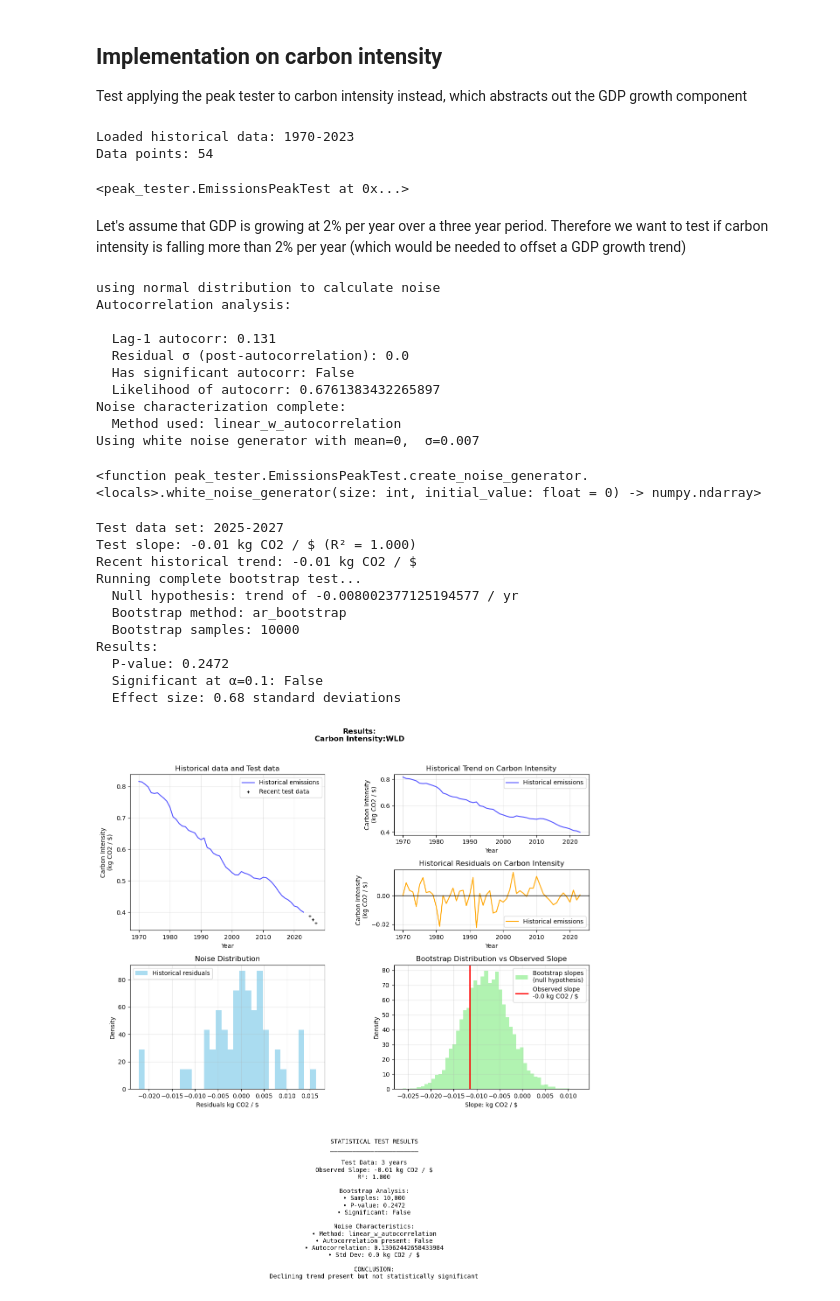
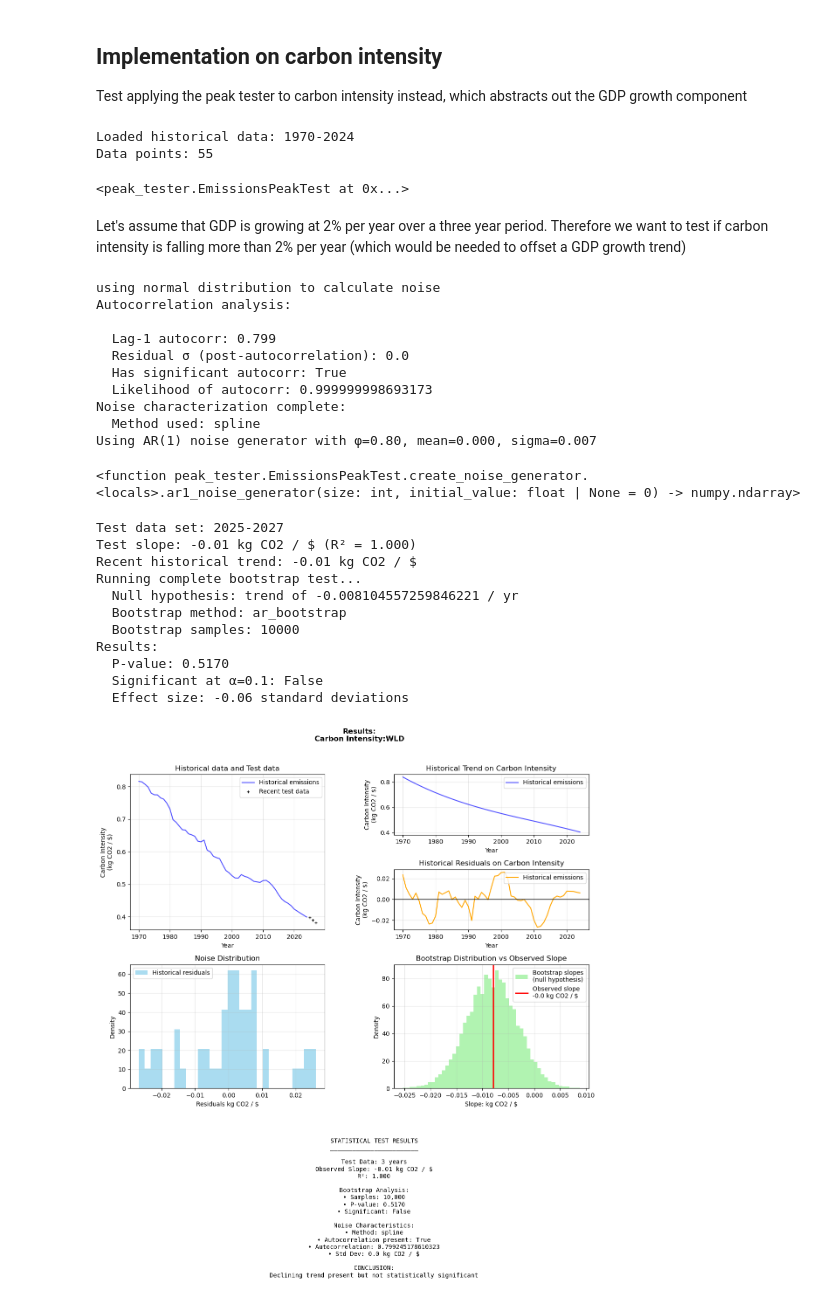
Before and after one commit to nezzag/peaking_test, a Jupyter notebook: notebooks/test_peaker.ipynb, the cells around one changed output. Saved outputs shown, nothing was run; the diff lists cells and outputs as text; code cells hidden in the pictures.

```diff
--- a/notebooks/test_peaker.ipynb
+++ b/notebooks/test_peaker.ipynb
@@ -115,49 +114,49 @@ Test applying the peak tester to carbon intensity instead, which abstracts out t
 # %%
 carbon_intensity_tester = EmissionsPeakTest()
 carbon_intensity_tester.load_historical_data(
-    'carbon_intensity.csv', region='WLD',year_range = range(1970,2025))
+    'carbon_intensity_gdp.csv', region='WLD',year_range = range(1970,2025))
 # %% [output]
-Loaded historical data: 1970-2023
-Data points: 54
+Loaded historical data: 1970-2024
+Data points: 55
 <peak_tester.EmissionsPeakTest at 0x...>
 # %% [markdown]
 Let's assume that GDP is growing at 2% per year over a three year period. Therefore we want to test if carbon intensity is falling more than 2% per year (which would be needed to offset a GDP growth trend)
 # %%
-carbon_intensity_tester.characterize_noise(method='linear_w_autocorrelation').create_noise_generator()
+carbon_intensity_tester.characterize_noise(method='spline').create_noise_generator()
 # %% [output]
 using normal distribution to calculate noise
 Autocorrelation analysis:
 
-  Lag-1 autocorr: 0.131
+  Lag-1 autocorr: 0.799
   Residual σ (post-autocorrelation): 0.0
-  Has significant autocorr: False
-  Likelihood of autocorr: 0.6761383432265897
+  Has significant autocorr: True
+  Likelihood of autocorr: 0.999999998693173
 Noise characterization complete:
-  Method used: linear_w_autocorrelation
-Using white noise generator with mean=0,  σ=0.007
+  Method used: spline
+Using AR(1) noise generator with φ=0.80, mean=0.000, sigma=0.007
-<function peak_tester.EmissionsPeakTest.create_noise_generator.<locals>.white_noise_generator(size: int, initial_value: float = 0) -> numpy.ndarray>
+<function peak_tester.EmissionsPeakTest.create_noise_generator.<locals>.ar1_noise_generator(size: int, initial_value: float | None = 0) -> numpy.ndarray>
 # %%
 ci_2023 = carbon_intensity_tester.historical_data.loc[carbon_intensity_tester.historical_data.year==2023,'emissions'].squeeze()
 # %%
-ci_improvement = 0.03 # % improvements per year
+ci_improvement = 0.02 # % improvements per year
 
 carbon_intensity_tester.set_test_data([
         (2025, ci_2023*(1-ci_improvement)),
         (2026, ci_2023*(1-ci_improvement)**2),
         (2027, ci_2023*(1-ci_improvement)**3),
     ]).run_complete_bootstrap_test(bootstrap_method='ar_bootstrap',null_hypothesis=ci_2023*-0.02)
 
 carbon_intensity_tester.plot_analysis()
 # %% [output]
 Test data set: 2025-2027
 Test slope: -0.01 kg CO2 / $ (R² = 1.000)
 Recent historical trend: -0.01 kg CO2 / $
 Running complete bootstrap test...
-  Null hypothesis: trend of -0.008002377125194577 / yr
+  Null hypothesis: trend of -0.008104557259846221 / yr
   Bootstrap method: ar_bootstrap
   Bootstrap samples: 10000
 Results:
-  P-value: 0.2472
+  P-value: 0.5170
   Significant at α=0.1: False
-  Effect size: 0.68 standard deviations
+  Effect size: -0.06 standard deviations
-[figure, old version]
+[figure, new version]
```
Also changed, not shown: parts of 4 cells of this notebook, 6 other files.
